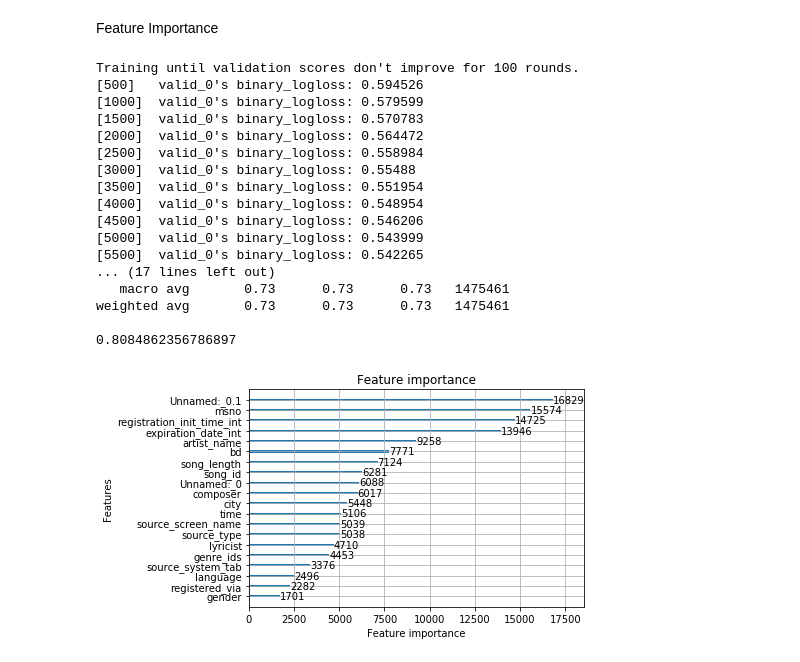
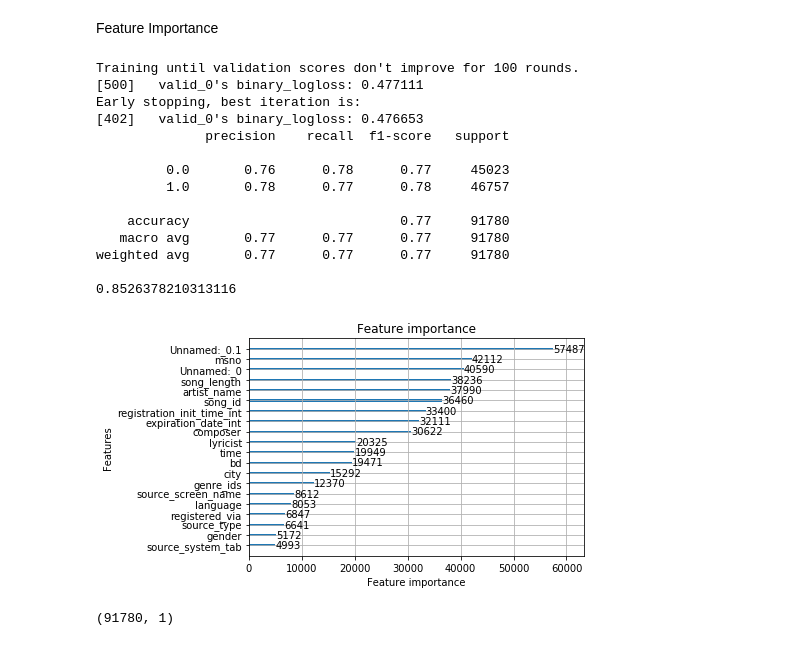
Before and after one commit to yunrulovescoding/CS229, a Jupyter notebook: LightGBM-finetune.ipynb, the cells around one changed output. Saved outputs shown, nothing was run; the diff lists cells and outputs as text; code cells hidden in the pictures.

```diff
--- a/LightGBM-finetune.ipynb
+++ b/LightGBM-finetune.ipynb
@@ -35,0 +16,8 @@ val_tiny_y = val_y[:1000].copy()
+# %%
+train_X = pd.read_csv('new_data/new_train_X.csv')
+val_X = pd.read_csv('new_data/new_valid_X.csv')
+train_y = pd.read_csv('new_data/new_train_y.csv')
+val_y = pd.read_csv('new_data/new_valid_y.csv')
+
+test_X = pd.read_csv('new_data/new_test_X.csv')
+test_y = pd.read_csv('new_data/new_test_y.csv')
@@ -35,0 +47,7 @@ val_tiny_y = val_y[:1000].copy()
+# %%
+modelC, pred_val_y = run_lgbc(train_X, train_y['target'], val_X, val_y['target'])
+y_pred =  modelC.predict(val_X)
+print(classification_report(val_y['target'],y_pred>0.5))
+print(roc_auc_score(val_y['target'], y_pred))
+feature_imp = modelC.feature_importance()
+lgb.plot_importance(modelC)
@@ -168,45 +211,50 @@ Feature Importance
 # %%
 def run_lgbc(train_X, train_y, val_X, val_y):
     params = {
         "objective" : "binary",
         "metric" : "binary_logloss",
-        "num_leaves" : 15,
-        "min_child_samples" : 100,
-        "learning_rate" : 0.5,
-        "bagging_fraction" : 0.7,
-        "feature_fraction" : 0.7,
+        "num_leaves" : 1666,
+        "min_child_samples" : 50,
+        "learning_rate" : 0.05,
+        "bagging_fraction" : 0.6,
+        "feature_fraction" : 0.6,
         "bagging_frequency" : 5,
-        "bagging_seed" : 2018,
+        "bagging_seed" : 2019,
+        "max_depth": 15
     }
 
     lgtrain = lgb.Dataset(train_X, label=train_y)
     lgval = lgb.Dataset(val_X, label=val_y)
-    model = lgb.train(params, lgtrain, 15000, valid_sets=[lgval], early_stopping_rounds=100, verbose_eval=500)
-                      #,learning_rates=[0.5] * 10000 + [0.1] * 5000)
+    model = lgb.train(params, lgtrain, 15000, valid_sets=[lgval], early_stopping_rounds=100, verbose_eval=500
+                      ,learning_rates=[0.1] * 5000 + [0.01] * 10000)
     lgb.plot_importance(model)
     pred_val_y = model.predict(val_X, num_iteration=model.best_iteration)
     return model, pred_val_y
 
 modelC, pred_val_y = run_lgbc(train_X, train_y['target'], val_X, val_y['target'])
 y_pred =  modelC.predict(val_X)
 print(classification_report(val_y['target'],y_pred>0.5))
 print(roc_auc_score(val_y['target'], y_pred))
 # %% [output]
 Training until validation scores don't improve for 100 rounds.
-[500]   valid_0's binary_logloss: 0.594526
-[1000]  valid_0's binary_logloss: 0.579599
-[1500]  valid_0's binary_logloss: 0.570783
-[2000]  valid_0's binary_logloss: 0.564472
-[2500]  valid_0's binary_logloss: 0.558984
-[3000]  valid_0's binary_logloss: 0.55488
-[3500]  valid_0's binary_logloss: 0.551954
-[4000]  valid_0's binary_logloss: 0.548954
-[4500]  valid_0's binary_logloss: 0.546206
-[5000]  valid_0's binary_logloss: 0.543999
-[5500]  valid_0's binary_logloss: 0.542265
-... (17 lines left out)
-   macro avg       0.73      0.73      0.73   1475461
-weighted avg       0.73      0.73      0.73   1475461
+[500]   valid_0's binary_logloss: 0.477111
+Early stopping, best iteration is:
+[402]   valid_0's binary_logloss: 0.476653
+              precision    recall  f1-score   support
 
-0.8084862356786897
+         0.0       0.76      0.78      0.77     45023
+         1.0       0.78      0.77      0.78     46757
+
+    accuracy                           0.77     91780
+   macro avg       0.77      0.77      0.77     91780
+weighted avg       0.77      0.77      0.77     91780
+
+0.8526378210313116
-[figure, old version]
+[figure, new version]
+# %%
+y_pred_test = modelC.predict(test_X)
+feature_imp = modelC.feature_importance()
+y_pred_test.shape
+test_y.shape
+# %% [output]
+(91780, 1)
```
Also changed, not shown: parts of 12 cells of this notebook, 19 other files.
